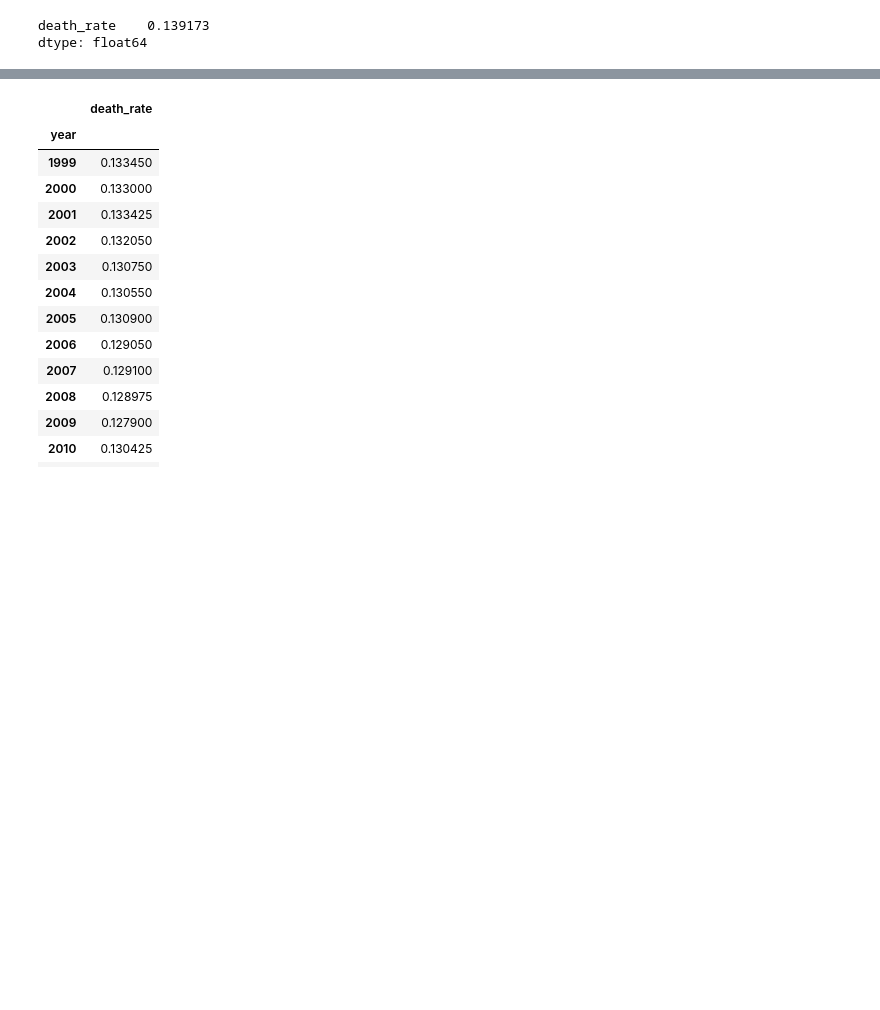
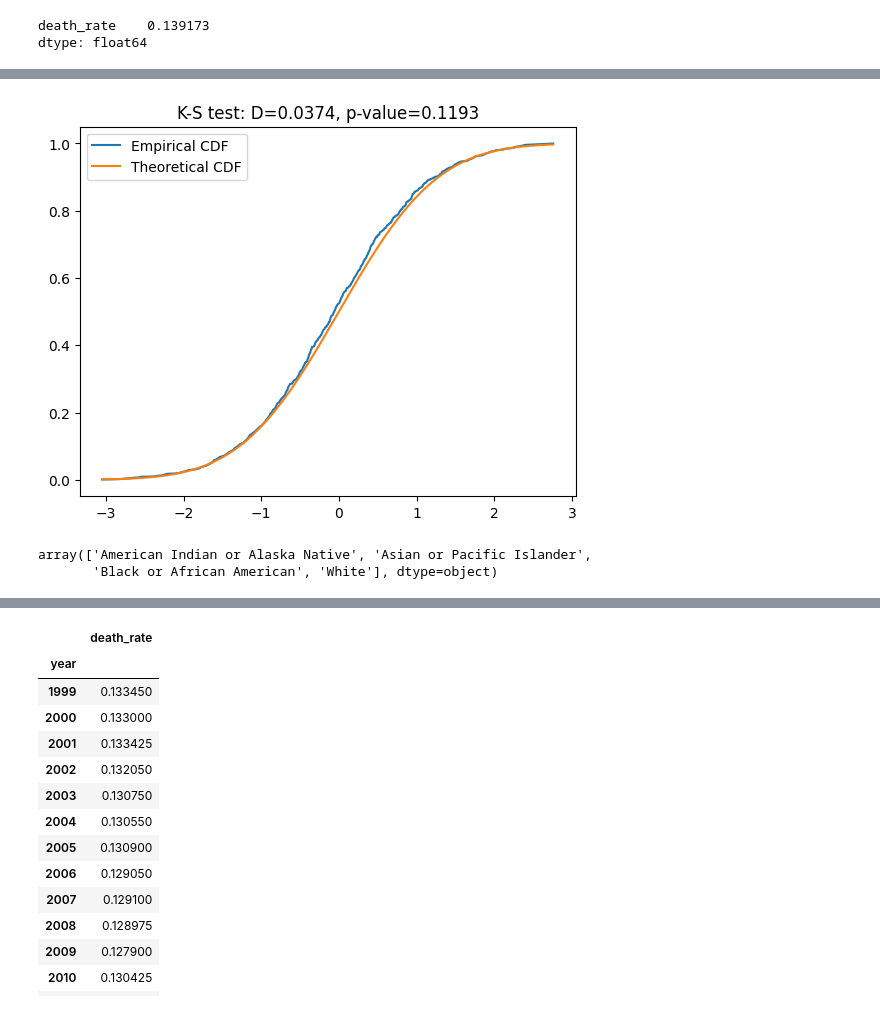
Before and after one commit to Caveexplorer/cdc_api_project, a Jupyter notebook: cdc_eda.ipynb, the cells around one changed output, grey strips where cells are left out. Drawn from its saved outputs; the diff is of its cells as text; code cells hidden in the pictures; blank space fills up the shorter version.

```diff
--- a/cdc_eda.ipynb
+++ b/cdc_eda.ipynb
@@ -119,0 +155,28 @@ From the above bar graph we can see that the White racial group has the highest
+# %%
+# Generate a sample data from a normal distribution
+np.random.seed(0)
+sample = np.random.normal(loc=0.0, scale=1.0, size=1000)
+
+# Perform the K-S test against a normal distribution
+d, p_value = kstest(sample, 'norm')
+
+# Calculate the CDFs
+x = np.sort(sample)
+y = np.arange(1, len(sample)+1) / len(sample)  # Empirical CDF
+
+x_theoretical = np.linspace(min(x), max(x), 1000)
+cdf_theoretical = norm.cdf(x_theoretical)  # Theoretical CDF
+
+# Plot both CDFs for comparison
+plt.plot(x, y, label='Empirical CDF')
+plt.plot(x_theoretical, cdf_theoretical, label='Theoretical CDF')
+plt.title(f'K-S test: D={d:.4f}, p-value={p_value:.4f}')
+plt.legend()
+plt.show()
+# %% [output]
+[figure, added]
+# %%
+df['race'].unique()
+# %% [output]
+array(['American Indian or Alaska Native', 'Asian or Pacific Islander',
+       'Black or African American', 'White'], dtype=object)
```
Also changed, not shown: parts of 16 cells of this notebook.
